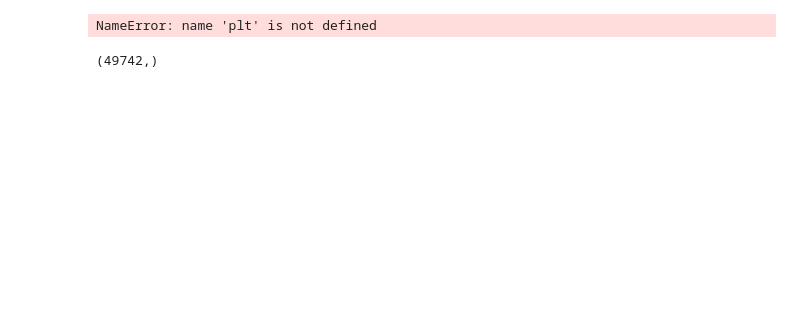
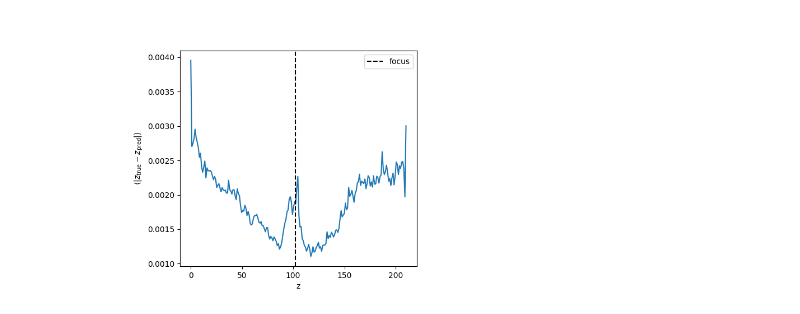
Before and after one commit to till-robert/YOLOtrack11, a Jupyter notebook: zaxis_val.ipynb, the cells around one changed output. Saved outputs shown, nothing was run; the diff lists cells and outputs as text; code cells hidden in the pictures; blank space fills up the shorter version.

```diff
--- a/zaxis_val.ipynb
+++ b/zaxis_val.ipynb
@@ -7,6 +8,6 @@ import seaborn
 # %%
-import ultralytics
-model = ultralytics.YOLO("runs/zaxis/train63/weights/best.pt")
+import YOLOtrack11
+model = YOLOtrack11.YOLOtrack11("../ultralytics/runs/pose/train23/weights/last.pt")
 # print(model.model.model)
 print("loaded")
 # results = model.train(data="data_gen/data.yaml", epochs=100, imgsz=512,)
@@ -28,19 +46,34 @@ array([    0.37077,    0.083599,     0.53031, ...,     0.43204,     0.53287,
 # %%
 if(plt.get_fignums()): plt.clf()
+else: plt.figure(figsize=(12,5))
+
+plt.subplot(1,2,1)
+
 iou_level=5
-bins=30
+bins=200
 means = np.histogram(results.z_pairs[iou_level][0],weights=np.abs(results.z_pairs[iou_level][0]-results.z_pairs[iou_level][1]),bins=bins,density=False)[0]
 hist = np.histogram(results.z_pairs[iou_level][0],bins=bins,density=False)[0]
-x1 = np.linspace(0,1,bins)
+x1 = np.linspace(0,1568*0.134,bins)
 plt.plot(x1,means/hist)
-plt.axvline(761/1568,c="k",ls="--",label="focus")
+plt.axvline(761*0.134,c="k",ls="--",label="focus")
 plt.legend()
 plt.ylabel(r"$\langle|z_{\mathrm{true}}-z_{\mathrm{pred}}|\rangle$")
 plt.xlabel("z")
+
+# plt.subplot(1,2,2)
+
+# iou_level=5
+# bins=200
+# means = np.histogram(results.z_pairs[iou_level][0],weights=np.abs(results.z_pairs[iou_level][0]-results.z_pairs[iou_level][1]),bins=bins,density=False)[0]
+# hist = np.histogram(results.z_pairs[iou_level][0],bins=bins,density=False)[0]
+# x1 = np.linspace(0,1568*0.134,bins)
+# plt.plot(x1,means/hist)
+# plt.axvline(761*0.134,c="k",ls="--",label="focus")
+# plt.legend()
+# plt.ylabel(r"$\sqrt{MSD}_{xy}$")
+# plt.xlabel("z")
+
+
 plt.show()
 # %% [output]
-NameError: name 'plt' is not defined
+[figure, added]
-# %%
-np.abs(np.diff(results.z_pairs[0],axis=0))[0].shape
-# %% [output]
-(49742,)
```
Also changed, not shown: parts of 7 cells of this notebook, 8 other files.
